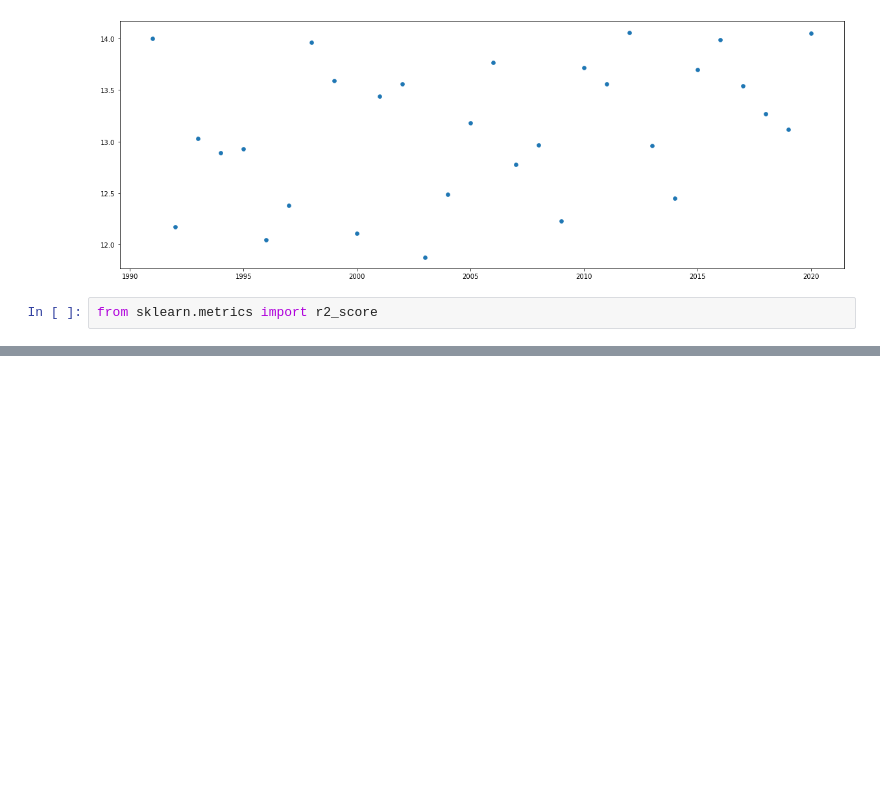
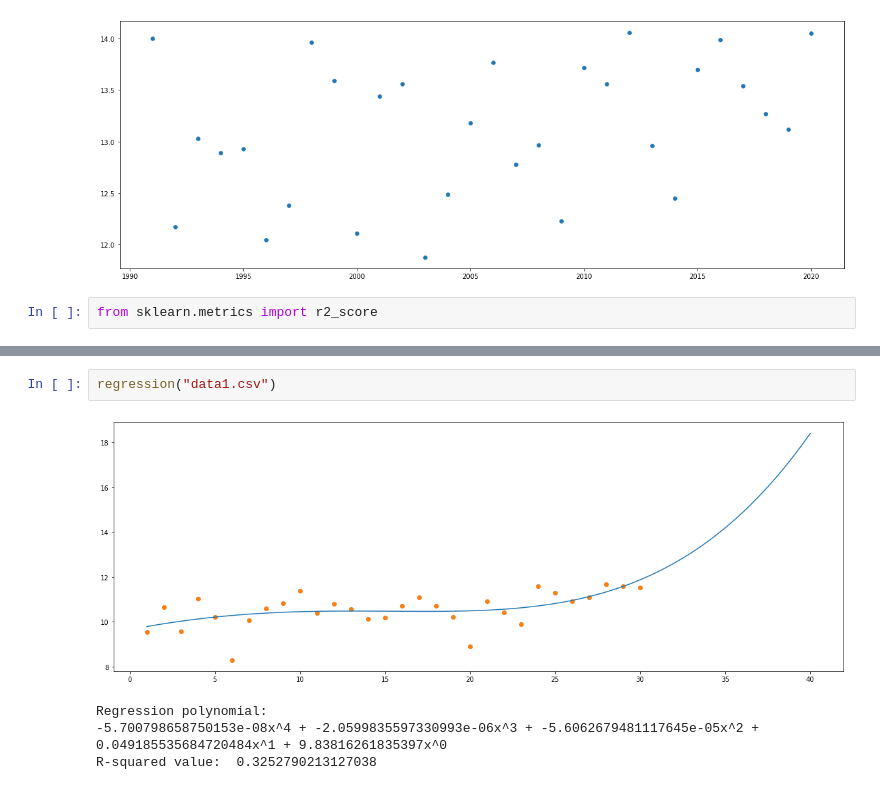
Before and after one commit to Foxxy-HCMUS/HCMUS-Applied-Maths-and-Statistics-Projects, a Jupyter notebook: Project 1/Problem 2/Codes/source_code.ipynb, the cells around one changed output, grey strips where cells are left out. Cells and saved outputs as stored; diff of their text form; blank space fills up the shorter version.

```diff
--- a/Project 1/Problem 2/Codes/source_code.ipynb
+++ b/Project 1/Problem 2/Codes/source_code.ipynb
@@ -274,0 +314,7 @@ for i in range(len(temperatures)):
+# %%
+regression("data1.csv")
+# %% [output]
+[figure, added]
+Regression polynomial:
+-5.700798658750153e-08x^4 + -2.0599835597330993e-06x^3 + -5.6062679481117645e-05x^2 + 0.049185535684720484x^1 + 9.83816261835397x^0
+R-squared value:  0.3252790213127038
```
Also changed, not shown: parts of 9 cells of this notebook, 1 other file.
